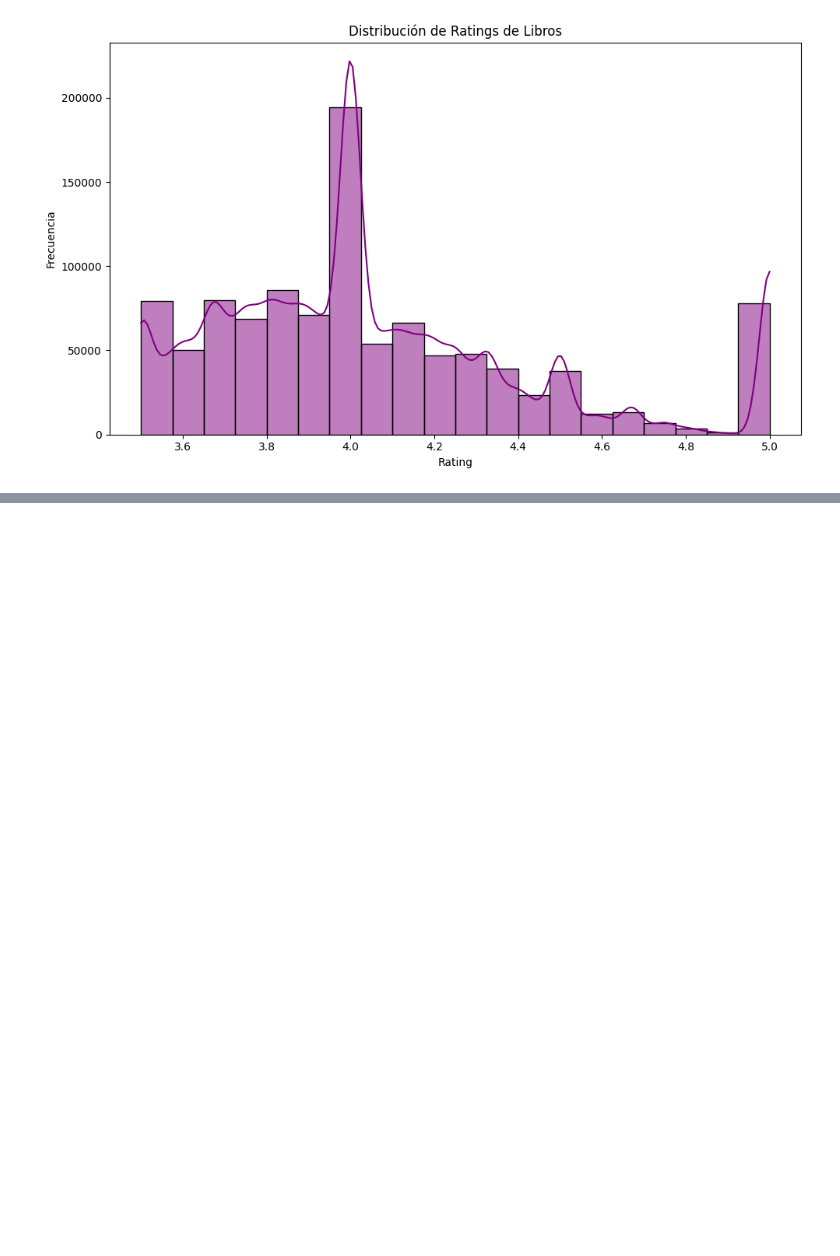
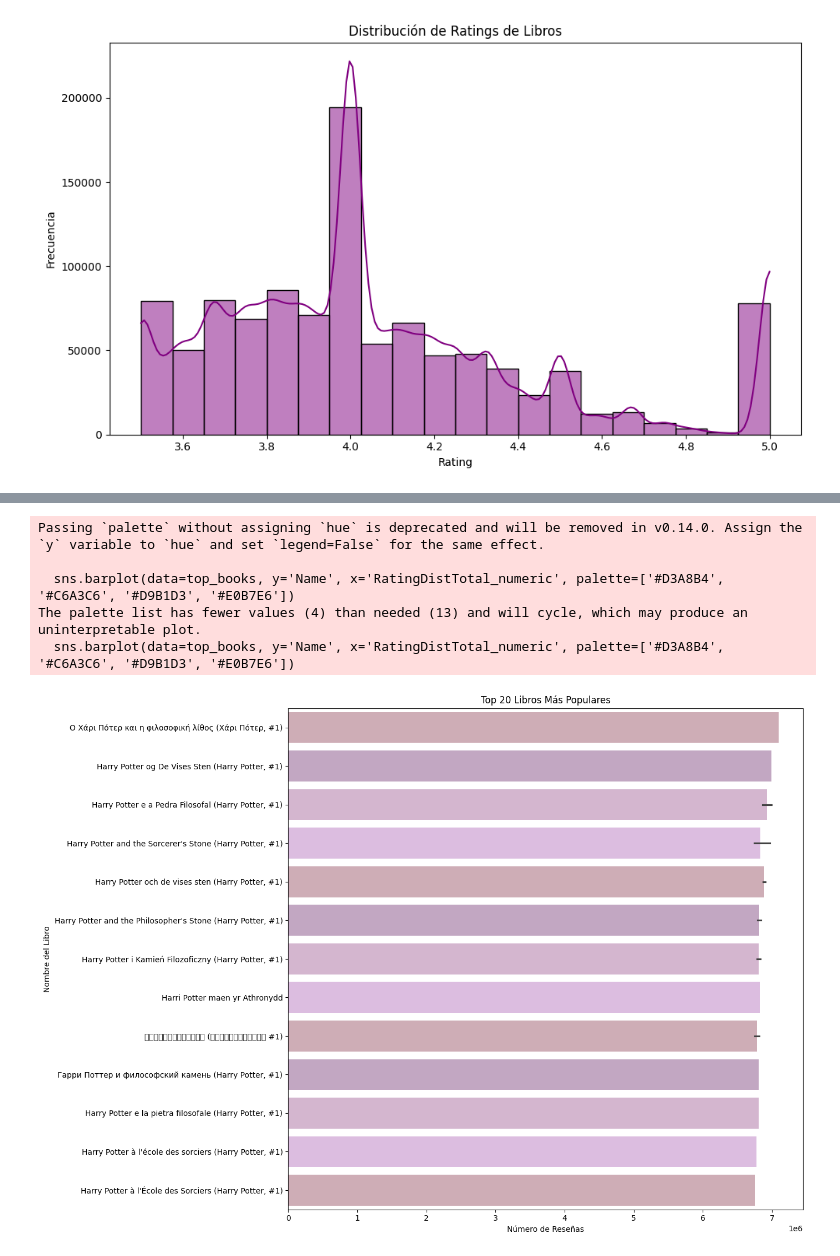
Before and after one commit to ValeriaVigo/proyectofinal, a Jupyter notebook: src/3.EDA.ipynb, the cells around one changed output, grey strips where cells are left out. Drawn from its saved outputs; the diff is of its cells as text; code cells hidden in the pictures; blank space fills up the shorter version.

```diff
--- a/src/3.EDA.ipynb
+++ b/src/3.EDA.ipynb
@@ -662,3 +676,22 @@ plt.tight_layout()
 plt.show()
 # %% [output]
 [figure]
+# %%
+import pandas as pd
+
+# Función para extraer el número de 'RatingDistTotal'
+def extract_total(value):
+    try:
+        return int(value.split(':')[1]) if isinstance(value, str) else None
+    except Exception as e:
+        print(f"Error al extraer el valor: {e}")
+        return None
+
+# Aplicar la función a la columna
+df_filtrado['RatingDistTotal_numeric'] = df_filtrado['RatingDistTotal'].apply(extract_total)
+
+# Ordenar el DataFrame por la columna numérica
+df_sorted = df_filtrado.sort_values(by='RatingDistTotal_numeric', ascending=True)
+
+# Ver la columna ordenada
+print(df_sorted[['RatingDistTotal', 'RatingDistTotal_numeric']])
@@ -664,0 +713,28 @@ plt.show()
+# %%
+import matplotlib.pyplot as plt
+import seaborn as sns
+
+# Ordenar los libros por RatingDistTotal_numeric (más reseñas primero) y seleccionar los 20 principales
+top_books = df_filtrado[['Name', 'RatingDistTotal_numeric']].dropna().sort_values(by='RatingDistTotal_numeric', ascending=False).head(20)
+
+# Crear la figura y el eje
+plt.figure(figsize=(14, 10))
+
+# Graficar el gráfico de barras
+sns.barplot(data=top_books, y='Name', x='RatingDistTotal_numeric', palette=['#D3A8B4', '#C6A3C6', '#D9B1D3', '#E0B7E6'])
+plt.title('Top 20 Libros Más Populares')
+plt.xlabel('Número de Reseñas')
+plt.ylabel('Nombre del Libro')
+
+# Ajustar el layout
+plt.tight_layout()
+
+# Mostrar el gráfico
+plt.show()
+# %% [output]
+Passing `palette` without assigning `hue` is deprecated and will be removed in v0.14.0. Assign the `y` variable to `hue` and set `legend=False` for the same effect.
+
+  sns.barplot(data=top_books, y='Name', x='RatingDistTotal_numeric', palette=['#D3A8B4', '#C6A3C6', '#D9B1D3', '#E0B7E6'])
+The palette list has fewer values (4) than needed (13) and will cycle, which may produce an uninterpretable plot.
+  sns.barplot(data=top_books, y='Name', x='RatingDistTotal_numeric', palette=['#D3A8B4', '#C6A3C6', '#D9B1D3', '#E0B7E6'])
+[figure, added]
```
Also changed, not shown: parts of 37 cells of this notebook.
